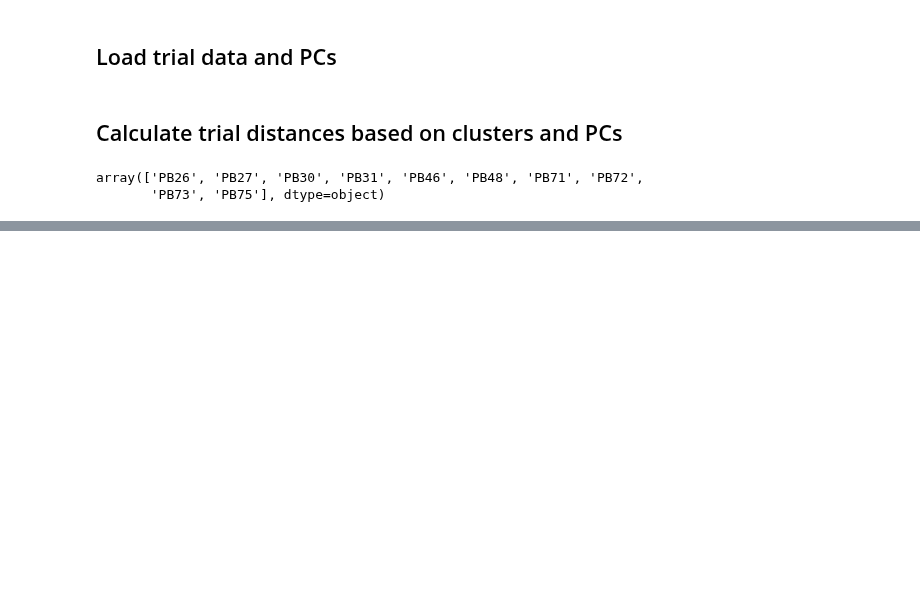
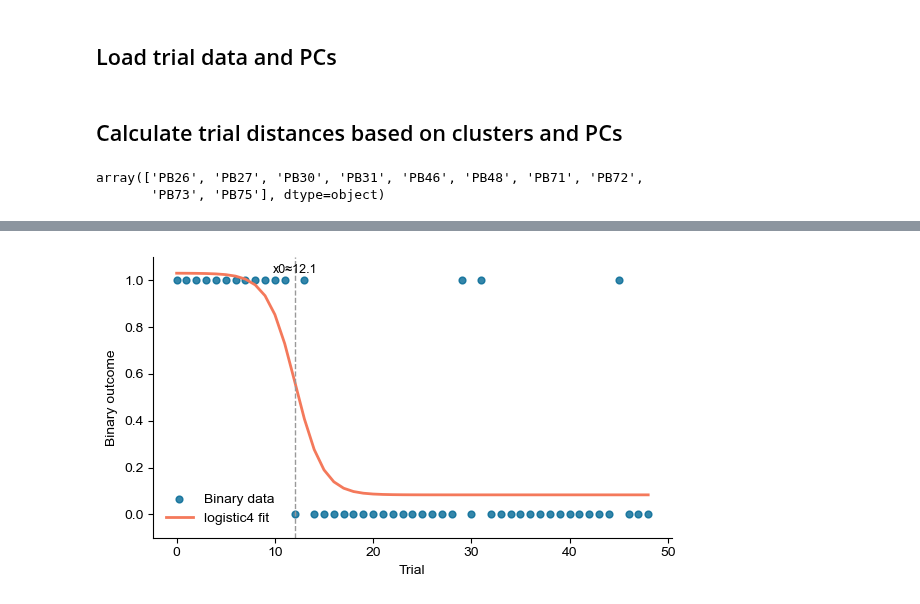
Before and after one commit to jaimemcc/bazzino, a Jupyter notebook: notebooks/find_sigmoidal_transitions.ipynb, the cells around one changed output, grey strips where cells are left out. Saved outputs shown, nothing was run; the diff lists cells and outputs as text; code cells hidden in the pictures; blank space fills up the shorter version.

Commit message:
restructured notebooks a bit and added new sigmoidal fits

```diff
--- a/notebooks/find_sigmoidal_transitions.ipynb
+++ b/notebooks/find_sigmoidal_transitions.ipynb
@@ -692,0 +355,7 @@ for transition in np.arange(1, 48):
+# %%
+with open(DATAFOLDER / "sigmoidal_fits.pickle", "wb") as f:
+    dill.dump({
+        "fits_df_cluster_raw": fits_df_cluster_raw,
+        "fits_df_clusterness": fits_df_clusterness,
+        "fits_df_euclidean": fits_df_euclidean
+    }, f)
@@ -692,0 +367,24 @@ for transition in np.arange(1, 48):
+# %%
+## Quick visualization for one rat
+example_rat = df_dep_45.id.unique()[2]
+sig = df_dep_45.loc[df_dep_45.id == example_rat, 'cluster_photo'].to_numpy()
+y = np.logical_not(sig).astype(int)
+x = np.arange(len(y), dtype=float)
+res = fit_logistic_per_series(y, x=x, prefer_4p=True, direction='decreasing')
+
+plt.figure(figsize=(6, 3.5))
+plt.scatter(x, y, s=24, color='#016895', alpha=0.8, label='Binary data')
+if res['y_hat'] is not None:
+    plt.plot(x, res['y_hat'], color='#F4795B', lw=2, label=f"{res['model']} fit")
+    if np.isfinite(res['x0_orig']):
+        plt.axvline(res['x0_orig'], color='#999', ls='--', lw=1)
+        plt.text(res['x0_orig'], 1.02, f"x0≈{res['x0_orig']:.1f}", ha='center', va='bottom', fontsize=9)
+plt.ylim(-0.1, 1.1)
+plt.xlabel('Trial')
+plt.ylabel('Binary outcome')
+sns.despine()
+plt.legend(frameon=False)
+plt.tight_layout()
+plt.show()
+# %% [output]
+[figure, added]
```
Also changed, not shown: parts of 27 cells of this notebook, 3 other files.
